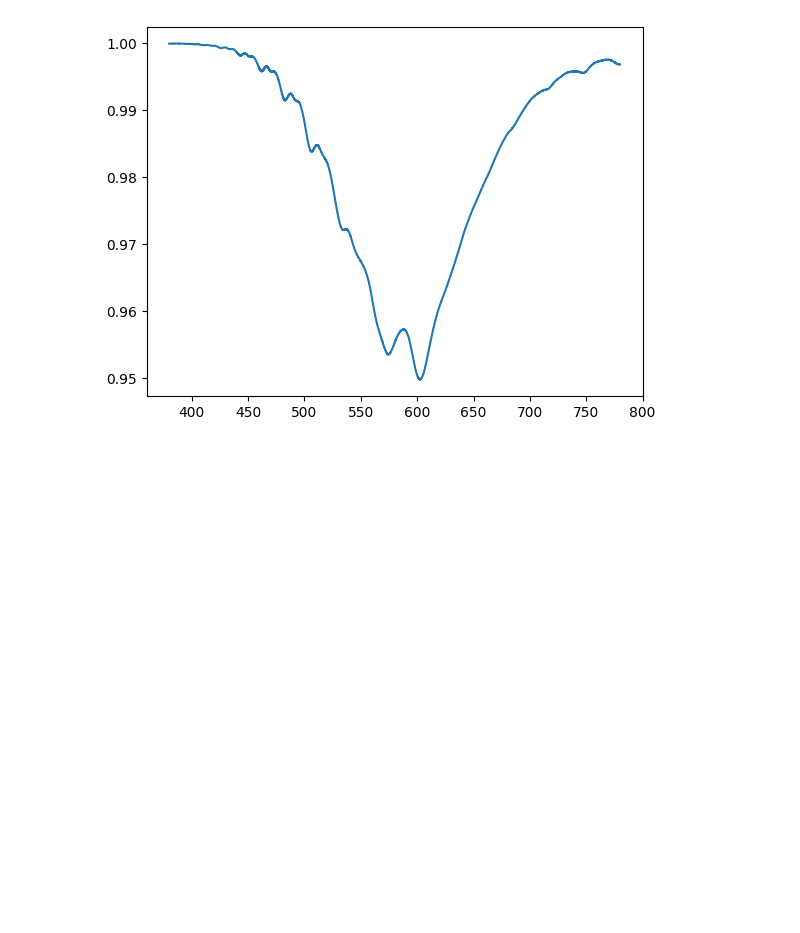
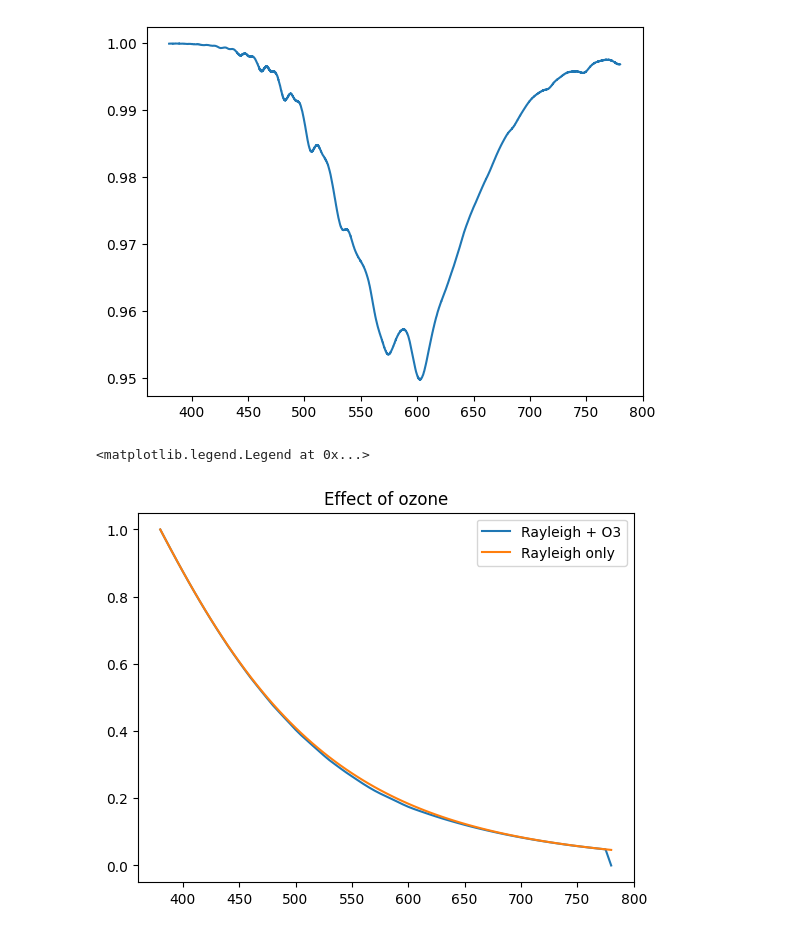
Before and after one commit to bcheung2001/sunlamp, a Jupyter notebook: spectral_correction.ipynb, the cells around one changed output. Cells and saved outputs as stored; diff of their text form; code cells hidden in the pictures; blank space fills up the shorter version.

```diff
--- a/spectral_correction.ipynb
+++ b/spectral_correction.ipynb
@@ -221,7 +221,13 @@ plt.plot(data[:,0], ozone_fine)
 [<matplotlib.lines.Line2D at 0x...>]
 [figure]
 # %%
+# The effect of ozone absorption is rather small on the blue sky
 ozone = rebin_spectrum(data[:,0], ozone_fine, lam)
 
-blue_sky_o3 = blue_sky*ozone*np.exp(-a/lam**4)
-plt.plot()
+plt.title("Effect of ozone")
+plt.plot(lam, blue_sky_o3, label="Rayleigh + O3")
+plt.plot(lam, blue_sky, label="Rayleigh only")
+plt.legend()
+# %% [output]
+<matplotlib.legend.Legend at 0x...>
+[figure, added]
```
